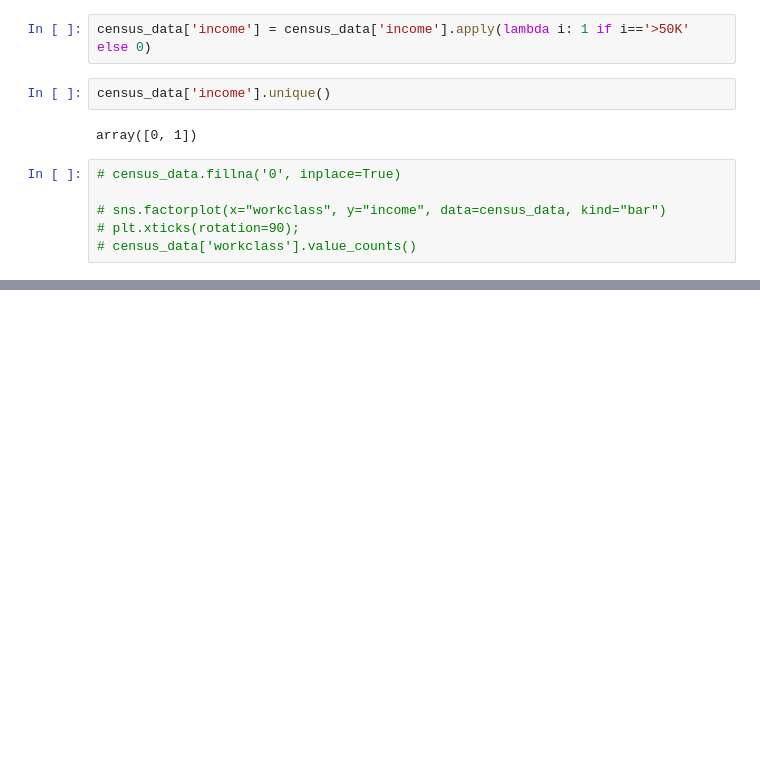
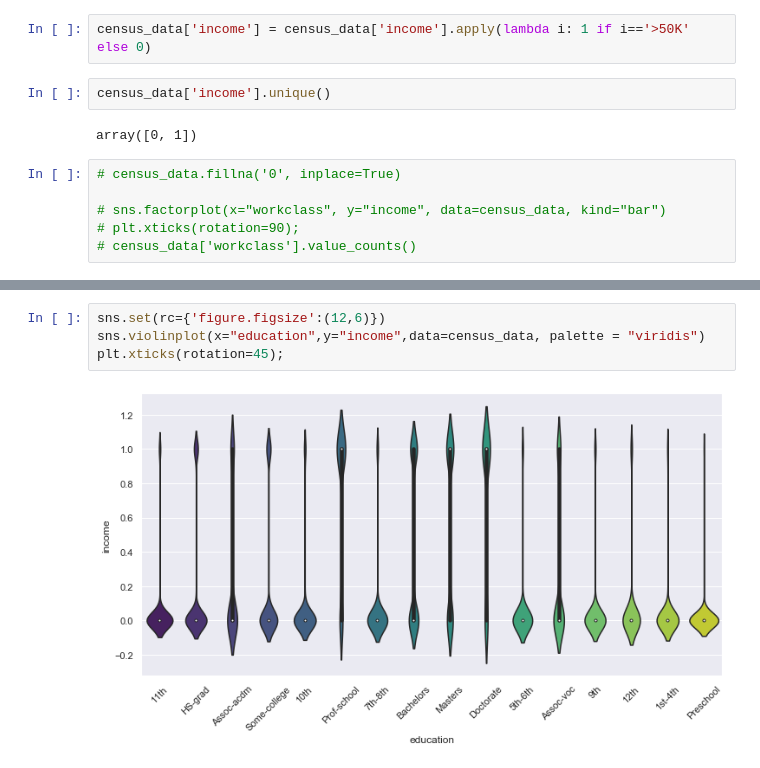
Before and after one commit to saisuma29/census_income, a Jupyter notebook: census.ipynb, the cells around one changed output, grey strips where cells are left out. Cells and saved outputs as stored; diff of their text form; blank space fills up the shorter version.

```diff
--- a/census.ipynb
+++ b/census.ipynb
@@ -115,0 +122,6 @@ sns.countplot(x="workclass",data=census_data)
+# %%
+sns.set(rc={'figure.figsize':(12,6)})
+sns.violinplot(x="education",y="income",data=census_data, palette = "viridis")
+plt.xticks(rotation=45);
+# %% [output]
+[figure, added]
```
Also changed, not shown: parts of 14 cells of this notebook.
